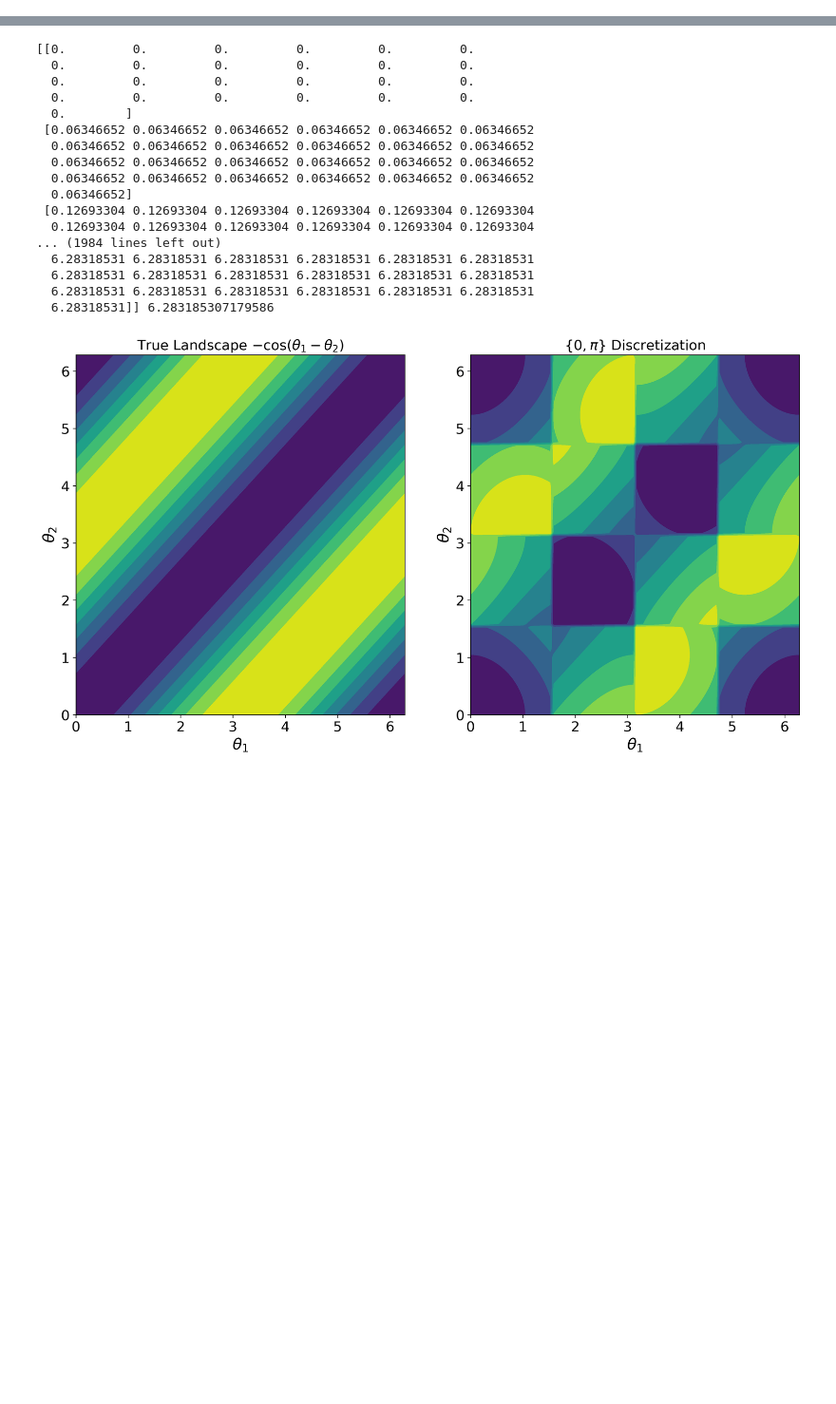
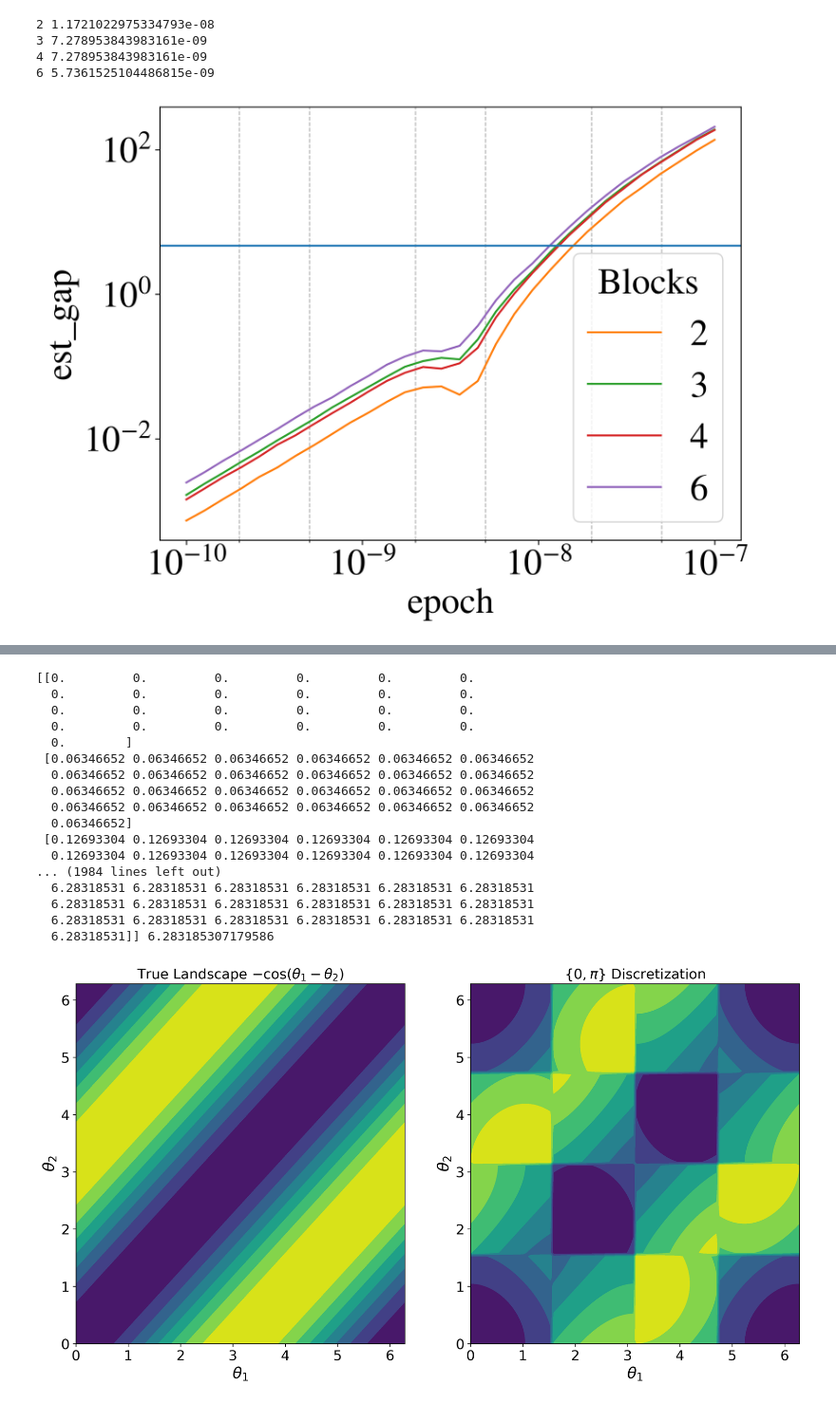
Before and after one commit to mxburns2022/Parallel-Ising-Analysis, a Jupyter notebook: visualization.ipynb, the cells around one changed output, grey strips where cells are left out. Shown at 95% size. Saved outputs shown, nothing was run; the diff lists cells and outputs as text; code cells hidden in the pictures; blank space fills up the shorter version.

```diff
--- a/visualization.ipynb
+++ b/visualization.ipynb
@@ -4,0 +100,24 @@ import matplotlib.pyplot as plt
+# %%
+for blocks, sdf in df.groupby('Blocks'):
+    max_epoch = sdf.query("5 >= wasserstein_upper_bound").sort_values(by='epoch')
+    print(blocks, max_epoch['epoch'].max())
+# %% [output]
+2 1.1721022975334793e-08
+3 7.278953843983161e-09
+4 7.278953843983161e-09
+6 5.7361525104486815e-09
+# %%
+fig, ax = plt.subplots(figsize = (8, 6))
+# ax.set_
+sns.lineplot(ax=ax,data=df, x='epoch', y='est_gap', hue='Blocks', palette=sns.color_palette()[1:5])
+ax.grid()
+ax.axhline(4.67)
+ax.grid(which='minor', linestyle='--')
+ax.set_yscale('log')
+ax.set_xscale('log')
+# ax.xaxis.set_minor_formatter(NullFormatter())
+ax.xaxis.set_major_locator(LogLocator( base=10, numticks=100, subs=[1] ) )
+ax.xaxis.set_minor_locator(LogLocator( base=10, numticks=100,subs=[0.2, 0.5, 1] ))
+ax.grid(which='major', axis='both')
+# %% [output]
+[figure, added]
```
Also changed, not shown: parts of 5 cells of this notebook, 2 other files.
